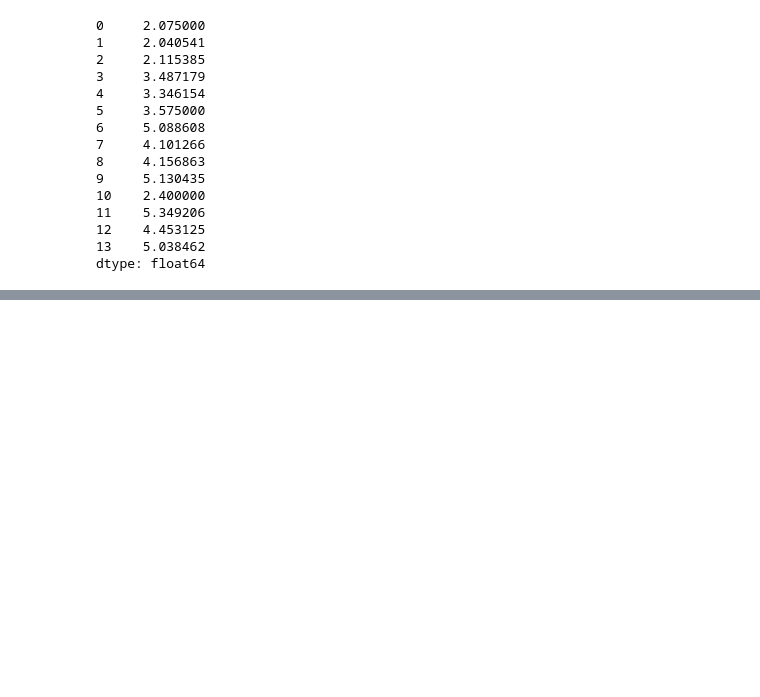
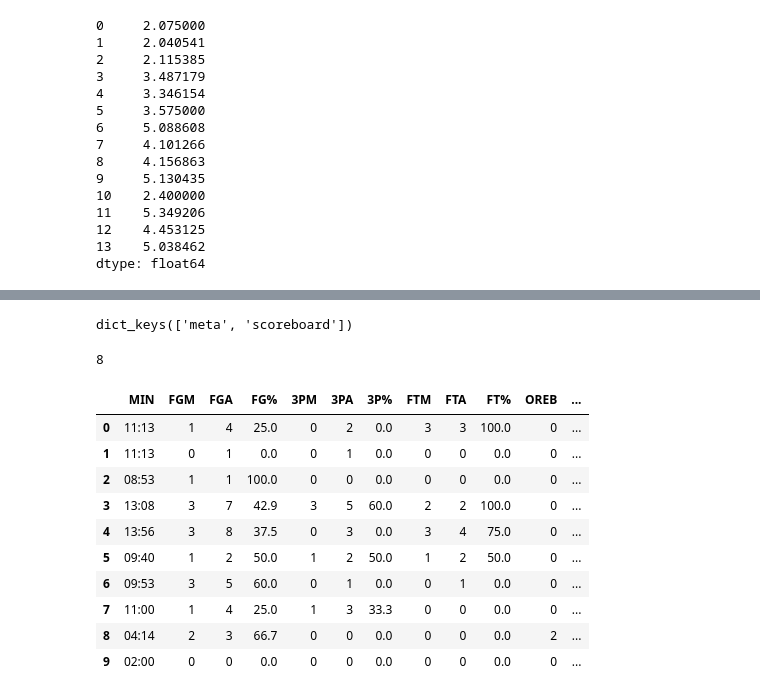
Before and after one commit to botanist420/game-theory, a Jupyter notebook: ds_lucas/lucas_lab.ipynb, the cells around one changed output, grey strips where cells are left out. Drawn from its saved outputs; the diff is of its cells as text; code cells hidden in the pictures; blank space fills up the shorter version.

```diff
--- a/ds_lucas/lucas_lab.ipynb
+++ b/ds_lucas/lucas_lab.ipynb
@@ -222,0 +250,11 @@ dtype: float64
+# %%
+live_game_dict = games.get_dict()
+print(live_game_dict.keys())
+# %% [output]
+dict_keys(['meta', 'scoreboard'])
+# %%
+live_game_target = live_game_dict.get("scoreboard")["games"]
+
+len(live_game_target)
+# %% [output]
+8
@@ -222,0 +265,14 @@ dtype: float64
+# %%
+pd.read_clipboard()
+# %% [output]
+|  | MIN | FGM | FGA | FG% | 3PM | 3PA | 3P% | FTM | FTA | FT% | OREB | ... |
+| 0 | 11:13 | 1 | 4 | 25.0 | 0 | 2 | 0.0 | 3 | 3 | 100.0 | 0 | ... |
+| 1 | 11:13 | 0 | 1 | 0.0 | 0 | 1 | 0.0 | 0 | 0 | 0.0 | 0 | ... |
+| 2 | 08:53 | 1 | 1 | 100.0 | 0 | 0 | 0.0 | 0 | 0 | 0.0 | 0 | ... |
+| 3 | 13:08 | 3 | 7 | 42.9 | 3 | 5 | 60.0 | 2 | 2 | 100.0 | 0 | ... |
+| 4 | 13:56 | 3 | 8 | 37.5 | 0 | 3 | 0.0 | 3 | 4 | 75.0 | 0 | ... |
+| 5 | 09:40 | 1 | 2 | 50.0 | 1 | 2 | 50.0 | 1 | 2 | 50.0 | 0 | ... |
+| 6 | 09:53 | 3 | 5 | 60.0 | 0 | 1 | 0.0 | 0 | 1 | 0.0 | 0 | ... |
+| 7 | 11:00 | 1 | 4 | 25.0 | 1 | 3 | 33.3 | 0 | 0 | 0.0 | 0 | ... |
+| 8 | 04:14 | 2 | 3 | 66.7 | 0 | 0 | 0.0 | 0 | 0 | 0.0 | 2 | ... |
+| 9 | 02:00 | 0 | 0 | 0.0 | 0 | 0 | 0.0 | 0 | 0 | 0.0 | 0 | ... |
```
Also changed, not shown: parts of 4 cells of this notebook.
